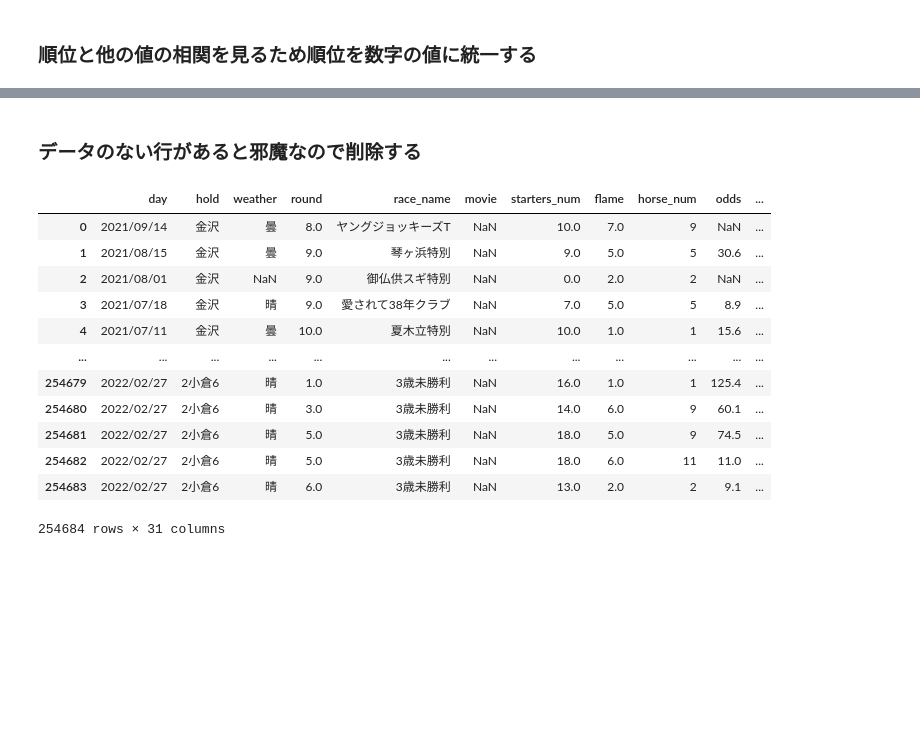
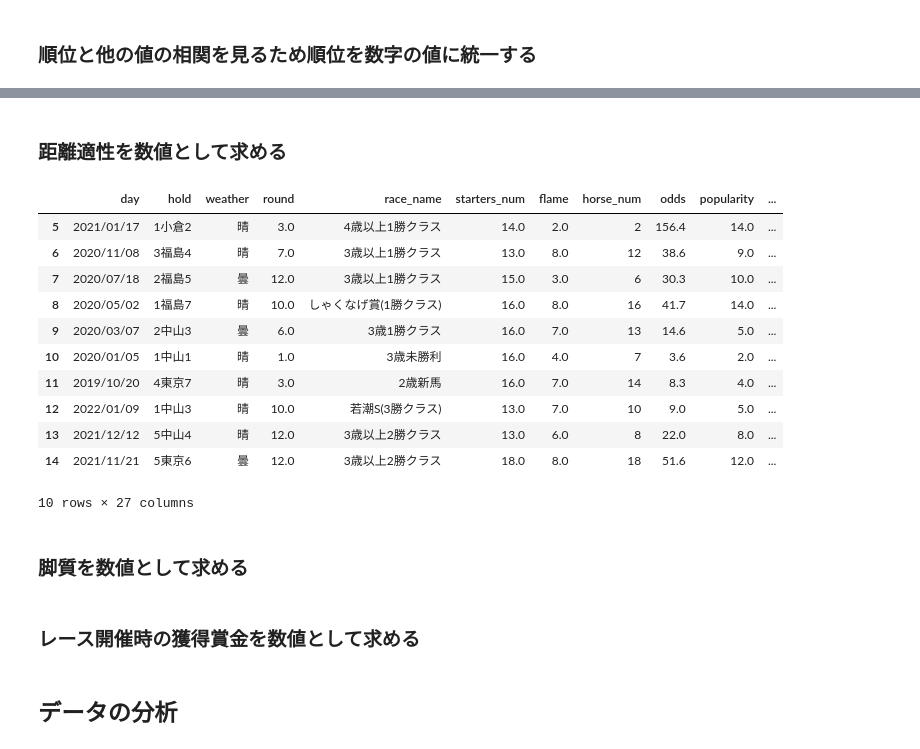
Before and after one commit to buront11/horce_api, a Jupyter notebook: horse_data_analysis.ipynb, the cells around one changed output, grey strips where cells are left out. Cells and saved outputs as stored; diff of their text form; code cells hidden in the pictures; blank space fills up the shorter version.

```diff
--- a/horse_data_analysis.ipynb
+++ b/horse_data_analysis.ipynb
@@ -23,0 +103,3 @@ df.columns
+# %%
+# nan値は賞金を獲得できていないため0でfillする
+df.fillna({'winning':0}, inplace=True)
@@ -23,0 +162,3 @@ df.columns
+# %%
+# レースの馬場(芝、ダート)はレース側で持ってこれるデータなので削除する
+df['meter'] = df['meter'].apply(lambda x:int(re.search(r'[0-9]+', x).group()))
@@ -31,10 +182,7 @@ import numpy as np
 # あとで使い回すために関数形にする
 def ranking_category2num(ranking):
     ranking = str(ranking)
-    if re.search(r'[0-9]+', ranking):
-        return int(re.search(r'[0-9]+', ranking).group())
-    else:
-        return np.nan
+    return int(re.search(r'[0-9]+', ranking).group())
 # %%
 # 数字に変換
 df['arrival'] = df['arrival'].apply(lambda x: ranking_category2num(x))
@@ -44,18 +200,2 @@ df.head(5)
 # %% [markdown]
-### データのない行があると邪魔なので削除する
+### 距離適性を数値として求める
-# %%
-df.drop(['movie', 'comment', 'other'], axis=1)
-# %% [output]
-|  | day | hold | weather | round | race_name | movie | starters_num | flame | horse_num | odds | ... |
-| 0 | 2021/09/14 | 金沢 | 曇 | 8.0 | ヤングジョッキーズT | NaN | 10.0 | 7.0 | 9 | NaN | ... |
-| 1 | 2021/08/15 | 金沢 | 曇 | 9.0 | 琴ヶ浜特別 | NaN | 9.0 | 5.0 | 5 | 30.6 | ... |
-| 2 | 2021/08/01 | 金沢 | NaN | 9.0 | 御仏供スギ特別 | NaN | 0.0 | 2.0 | 2 | NaN | ... |
-| 3 | 2021/07/18 | 金沢 | 晴 | 9.0 | 愛されて38年クラブ | NaN | 7.0 | 5.0 | 5 | 8.9 | ... |
-| 4 | 2021/07/11 | 金沢 | 曇 | 10.0 | 夏木立特別 | NaN | 10.0 | 1.0 | 1 | 15.6 | ... |
-| ... | ... | ... | ... | ... | ... | ... | ... | ... | ... | ... | ... |
-| 254679 | 2022/02/27 | 2小倉6 | 晴 | 1.0 | 3歳未勝利 | NaN | 16.0 | 1.0 | 1 | 125.4 | ... |
-| 254680 | 2022/02/27 | 2小倉6 | 晴 | 3.0 | 3歳未勝利 | NaN | 14.0 | 6.0 | 9 | 60.1 | ... |
-| 254681 | 2022/02/27 | 2小倉6 | 晴 | 5.0 | 3歳未勝利 | NaN | 18.0 | 5.0 | 9 | 74.5 | ... |
-| 254682 | 2022/02/27 | 2小倉6 | 晴 | 5.0 | 3歳未勝利 | NaN | 18.0 | 6.0 | 11 | 11.0 | ... |
-| 254683 | 2022/02/27 | 2小倉6 | 晴 | 6.0 | 3歳未勝利 | NaN | 13.0 | 2.0 | 2 | 9.1 | ... |
-254684 rows × 31 columns
@@ -61,0 +228,40 @@ df.drop(['movie', 'comment', 'other'], axis=1)
+# %%
+for horse_id in df['horse_id'].unique():
+    horse_df = df[df['horse_id'] == horse_id]
+
+    # データ量が2以下(出場レースが2以下)の場合は一律で1600mとする(データ量が少ないため出せないor出せても信頼性に欠けるため)
+    if len(horse_df) <= 2:
+        meter_apt = 1600
+        df.loc[df['horse_id'] == horse_id, 'meter_apt'] = meter_apt
+        continue
+
+    distances = []
+    weights = []
+
+    for row in horse_df.itertuples():
+        w = abs((int(row.starters_num) - int(row.arrival) + 1)/int(row.starters_num))
+
+        distances.append(row.meter)
+        weights.append(w)
+
+    meter_apt = np.average(distances, weights=weights)
+
+    df.loc[df['horse_id'] == horse_id, 'meter_apt'] = meter_apt
+# %%
+# うまくいったか確認
+df.head(10)
+# %% [output]
+|  | day | hold | weather | round | race_name | starters_num | flame | horse_num | odds | popularity | ... |
+| 5 | 2021/01/17 | 1小倉2 | 晴 | 3.0 | 4歳以上1勝クラス | 14.0 | 2.0 | 2 | 156.4 | 14.0 | ... |
+| 6 | 2020/11/08 | 3福島4 | 晴 | 7.0 | 3歳以上1勝クラス | 13.0 | 8.0 | 12 | 38.6 | 9.0 | ... |
+| 7 | 2020/07/18 | 2福島5 | 曇 | 12.0 | 3歳以上1勝クラス | 15.0 | 3.0 | 6 | 30.3 | 10.0 | ... |
+| 8 | 2020/05/02 | 1福島7 | 晴 | 10.0 | しゃくなげ賞(1勝クラス) | 16.0 | 8.0 | 16 | 41.7 | 14.0 | ... |
+| 9 | 2020/03/07 | 2中山3 | 曇 | 6.0 | 3歳1勝クラス | 16.0 | 7.0 | 13 | 14.6 | 5.0 | ... |
+| 10 | 2020/01/05 | 1中山1 | 晴 | 1.0 | 3歳未勝利 | 16.0 | 4.0 | 7 | 3.6 | 2.0 | ... |
+| 11 | 2019/10/20 | 4東京7 | 晴 | 3.0 | 2歳新馬 | 16.0 | 7.0 | 14 | 8.3 | 4.0 | ... |
+| 12 | 2022/01/09 | 1中山3 | 晴 | 10.0 | 若潮S(3勝クラス) | 13.0 | 7.0 | 10 | 9.0 | 5.0 | ... |
+| 13 | 2021/12/12 | 5中山4 | 晴 | 12.0 | 3歳以上2勝クラス | 13.0 | 6.0 | 8 | 22.0 | 8.0 | ... |
+| 14 | 2021/11/21 | 5東京6 | 曇 | 12.0 | 3歳以上2勝クラス | 18.0 | 8.0 | 18 | 51.6 | 12.0 | ... |
+10 rows × 27 columns
+# %% [markdown]
+### 脚質を数値として求める
@@ -62,2 +290,6 @@ df.drop(['movie', 'comment', 'other'], axis=1)
+# %% [markdown]
+### レース開催時の獲得賞金を数値として求める
+# %% [markdown]
+## データの分析
 # %%
 pdp.ProfileReport(df)
```
Also changed, not shown: parts of 25 cells of this notebook.
